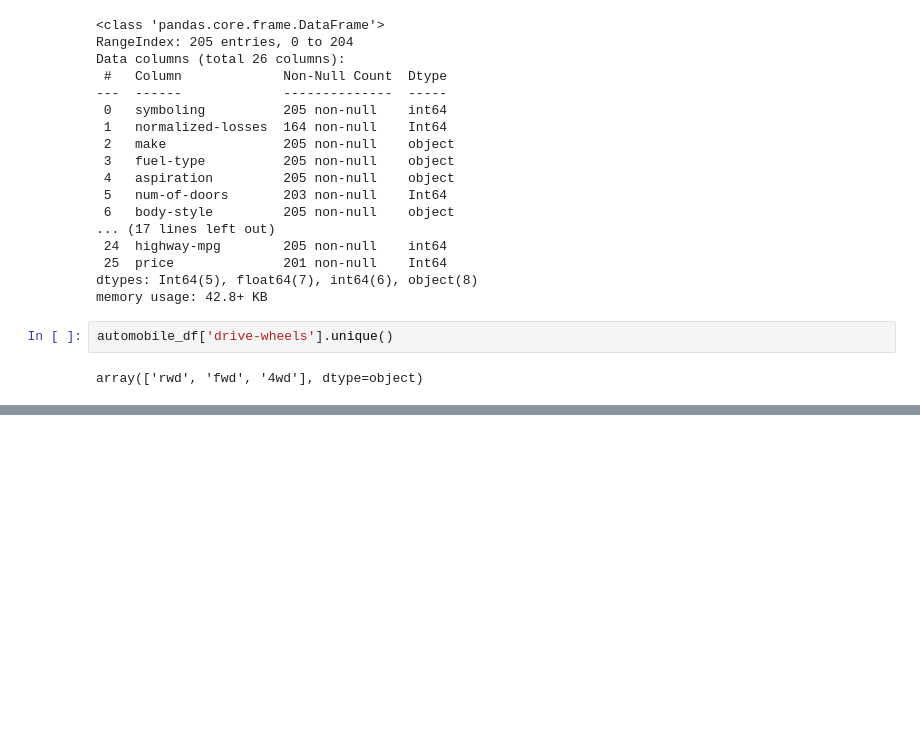
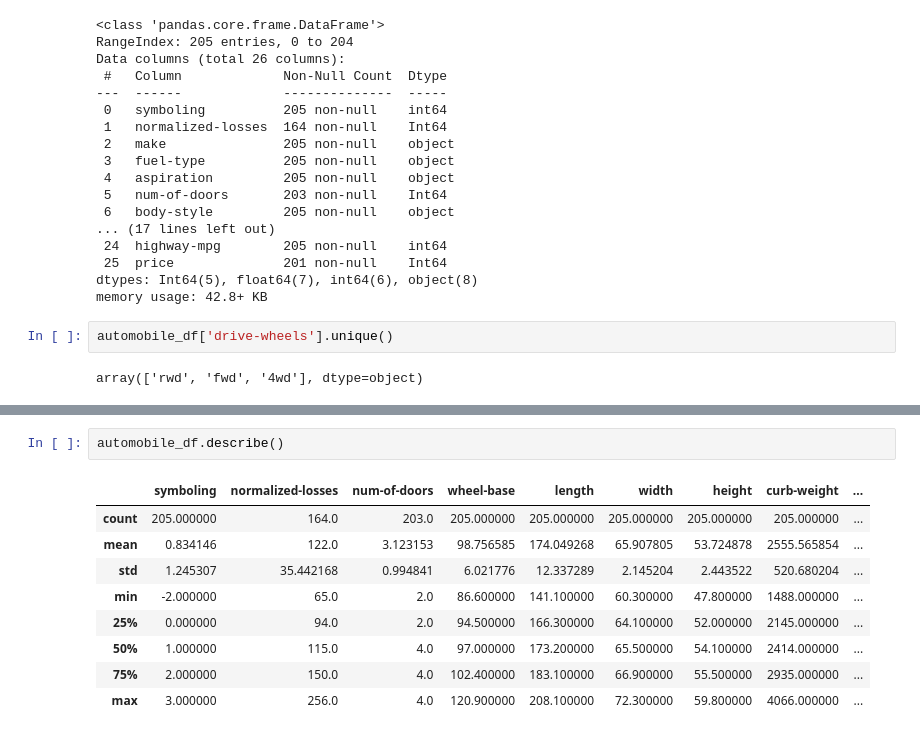
Before and after one commit to kasuleBS/automobile_analysis, a Jupyter notebook: analysis_file.ipynb, the cells around one changed output, grey strips where cells are left out. Cells and saved outputs as stored; diff of their text form; blank space fills up the shorter version.

```diff
--- a/analysis_file.ipynb
+++ b/analysis_file.ipynb
@@ -346,0 +543,12 @@ array(['rwd', 'fwd', '4wd'], dtype=object)
+# %%
+automobile_df.describe()
+# %% [output]
+|  | symboling | normalized-losses | num-of-doors | wheel-base | length | width | height | curb-weight | ... |
+| count | 205.000000 | 164.0 | 203.0 | 205.000000 | 205.000000 | 205.000000 | 205.000000 | 205.000000 | ... |
+| mean | 0.834146 | 122.0 | 3.123153 | 98.756585 | 174.049268 | 65.907805 | 53.724878 | 2555.565854 | ... |
+| std | 1.245307 | 35.442168 | 0.994841 | 6.021776 | 12.337289 | 2.145204 | 2.443522 | 520.680204 | ... |
+| min | -2.000000 | 65.0 | 2.0 | 86.600000 | 141.100000 | 60.300000 | 47.800000 | 1488.000000 | ... |
+| 25% | 0.000000 | 94.0 | 2.0 | 94.500000 | 166.300000 | 64.100000 | 52.000000 | 2145.000000 | ... |
+| 50% | 1.000000 | 115.0 | 4.0 | 97.000000 | 173.200000 | 65.500000 | 54.100000 | 2414.000000 | ... |
+| 75% | 2.000000 | 150.0 | 4.0 | 102.400000 | 183.100000 | 66.900000 | 55.500000 | 2935.000000 | ... |
+| max | 3.000000 | 256.0 | 4.0 | 120.900000 | 208.100000 | 72.300000 | 59.800000 | 4066.000000 | ... |
```
Also changed, not shown: parts of 33 cells of this notebook.
